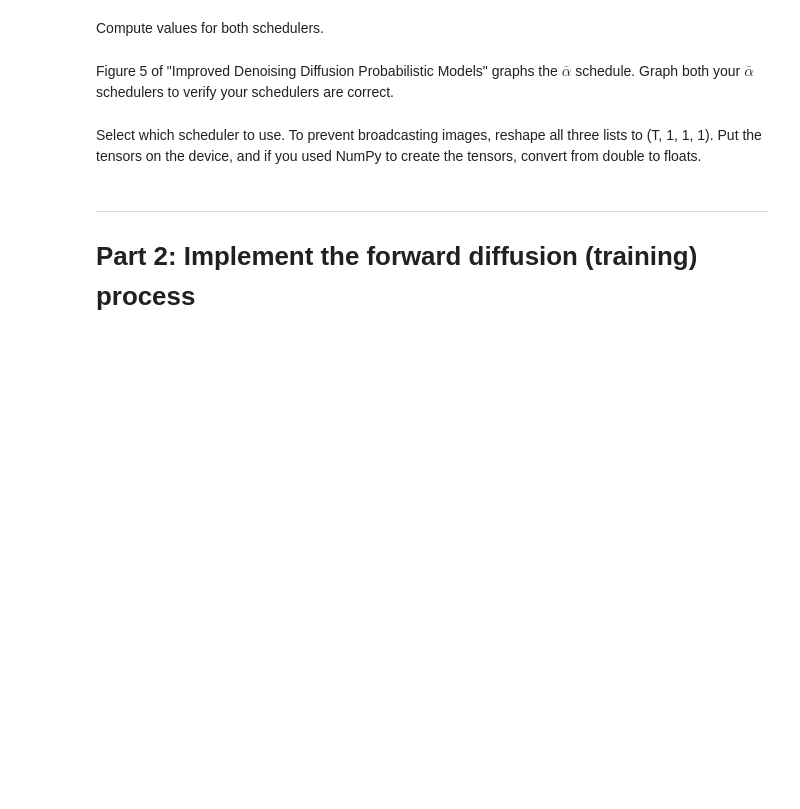
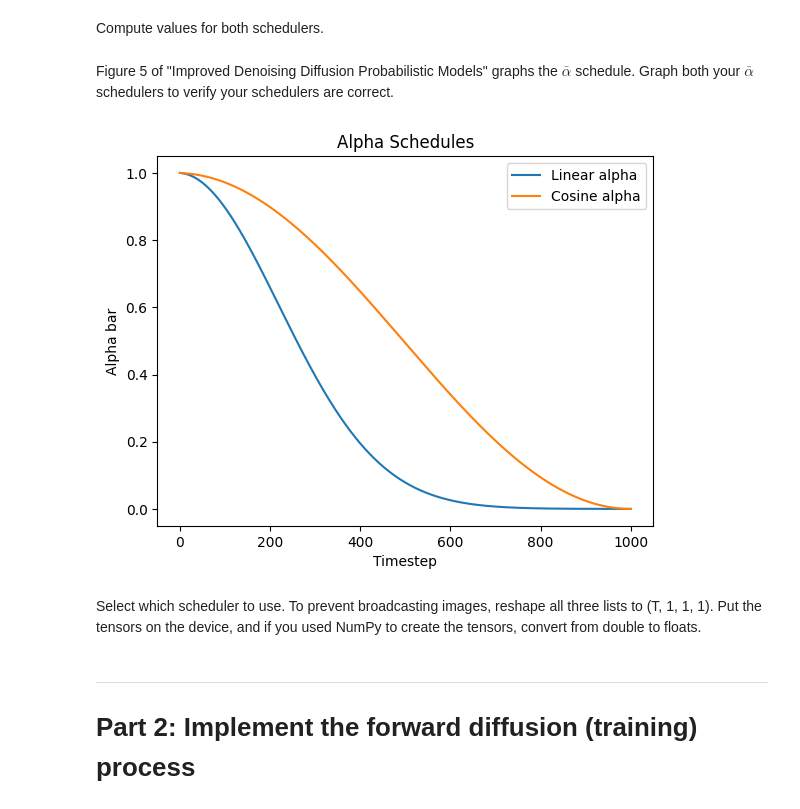
Before and after one commit to qbarger/byu-cs474, a Jupyter notebook: lab10_diffusion.ipynb, the cells around one changed output. Saved outputs shown, nothing was run; the diff lists cells and outputs as text; code cells hidden in the pictures; blank space fills up the shorter version.

```diff
--- a/lab10_diffusion.ipynb
+++ b/lab10_diffusion.ipynb
@@ -297,13 +325,33 @@ It would be helpful to compute global variables for $\beta$, $\alpha$, and $\bar
 Note that the cosine schedule uses $\bar{\alpha}$ to compute $\beta$. But since we clip $\beta$ after deriving it, you should recompute $\bar{\alpha}$ from $\alpha$ and the clipped $\beta$.
 # %%
 def compute_alpha(beta):
-    pass
+    return 1 - beta
 
 def compute_alpha_bar(alpha):
-    pass
+    return torch.cumprod(alpha, dim=0)
 # %% [markdown]
 Compute values for both schedulers.
+# %%
+cosine_betas = cosine_beta_schedule(MAX_TIMESTEPS)
+linear_betas = linear_beta_schedule(MAX_TIMESTEPS)
+
+linear_alpha = compute_alpha(linear_betas)
+linear_alpha_bar = compute_alpha_bar(linear_alpha)
+
+cosine_alpha = compute_alpha(cosine_betas)
+cosine_alpha_bar = compute_alpha_bar(cosine_alpha)
 # %% [markdown]
 Figure 5 of "Improved Denoising Diffusion Probabilistic Models" graphs the $\bar{\alpha}$ schedule. Graph both your $\bar{\alpha}$ schedulers to verify your schedulers are correct.
+# %%
+plt.figure()
+plt.plot(linear_alpha_bar, label="Linear alpha")
+plt.plot(cosine_alpha_bar, label="Cosine alpha")
+plt.xlabel("Timestep")
+plt.ylabel("Alpha bar")
+plt.title("Alpha Schedules")
+plt.legend()
+plt.show()
+# %% [output]
+[figure, added]
 # %% [markdown]
 Select which scheduler to use. To prevent broadcasting images, reshape all three lists to (T, 1, 1, 1). Put the tensors on the device, and if you used NumPy to create the tensors, convert from double to floats.
```
Also changed, not shown: parts of 6 cells of this notebook.
